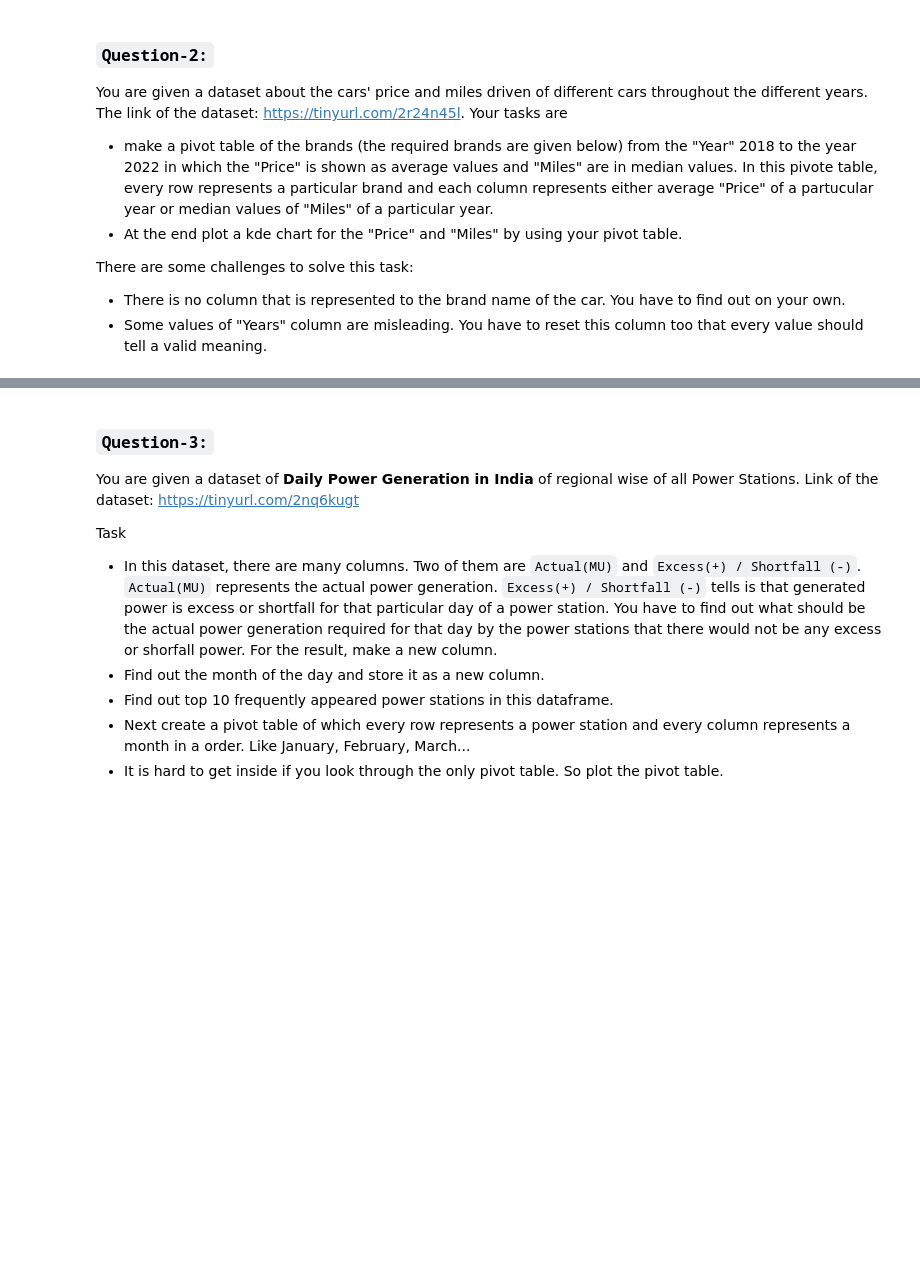
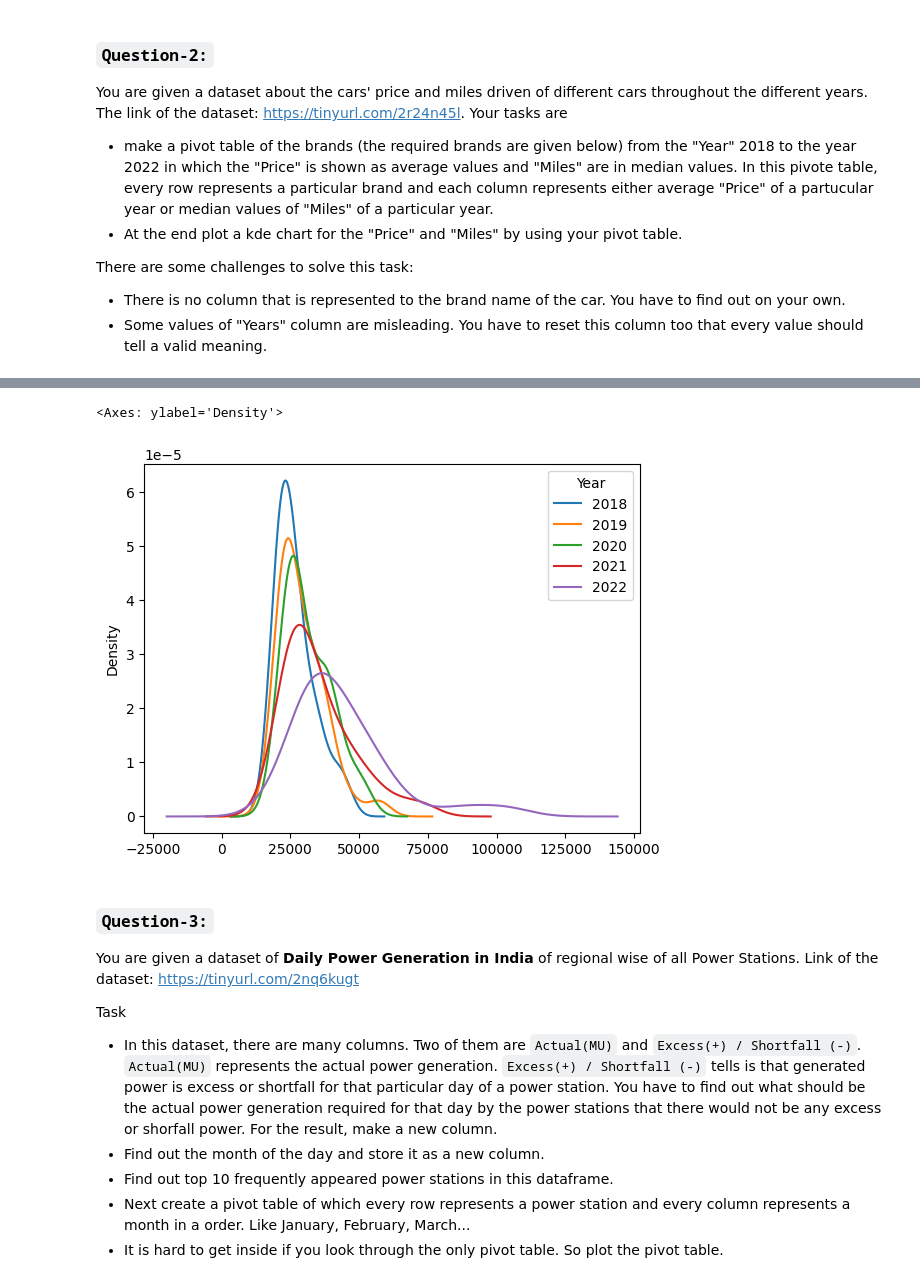
Before and after one commit to nikitasavaliya87/Data-Science-Course, a Jupyter notebook: task_22.ipynb, the cells around one changed output, grey strips where cells are left out. Cells and saved outputs as stored; diff of their text form; code cells hidden in the pictures; blank space fills up the shorter version.

```diff
--- a/task_22.ipynb
+++ b/task_22.ipynb
@@ -29,3 +110,8 @@ There are some challenges to solve this task:
+# %%
+pt['Price'].plot(kind='kde')
+# %% [output]
+<Axes: ylabel='Density'>
+[figure, added]
 # %% [markdown]
 ### `Question-3:`
 
```
Also changed, not shown: parts of 18 cells of this notebook.
